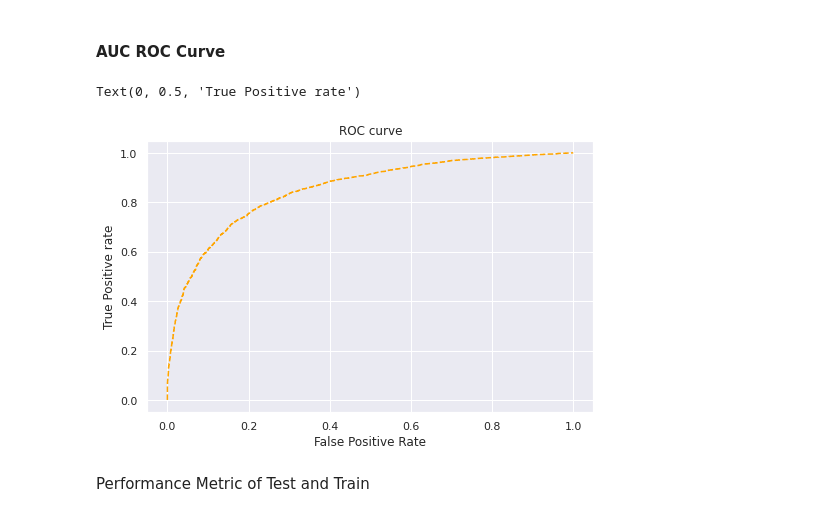
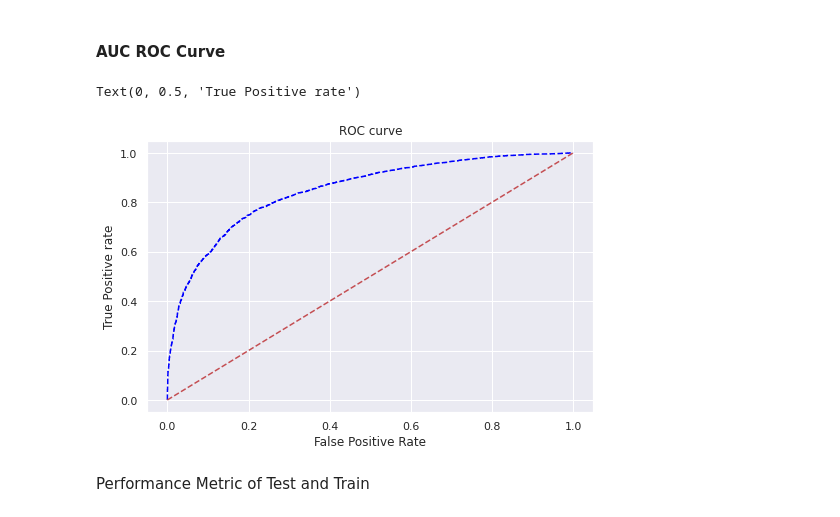
Before and after one commit to scharu07/Capstone-Project---Credit-Card-Default-Prediction-, a Jupyter notebook: Credit_Card_Default_Prediction_Capstone_Project.ipynb, the cells around one changed output. Cells and saved outputs as stored; diff of their text form; code cells hidden in the pictures.

```diff
--- a/Credit_Card_Default_Prediction_Capstone_Project.ipynb
+++ b/Credit_Card_Default_Prediction_Capstone_Project.ipynb
@@ -905,6 +931,3 @@ print(xgbClassifier.best_params_)
 print(xgbClassifier.best_score_)
 # %% [output]
 0.8200204615359405
-# %%
-xgbClassifier=XGBClassifier(n_estimators=500,max_depth=3,learning_rate=0.1)
-xgbClassifier.fit(x_train,y_train)
@@ -1064,4 +1105,0 @@ performance_metric_train
-# %%
-svc=SVC()
-svc.fit(x_train,y_train)
-svc_cv=cross_val_score(svc, x_train, y_train, cv=5)
@@ -1071,8 +1106,8 @@ y_pred_test_svc=svc.predict(x_test)
 # %% [markdown]
 ### SVC using GridSearchCV
 # %%
-svc_gs=SVC()
-param_grid={'C':[0.1,0.01,1,10],'gamma':[0.1,1,0.001],'kernel':['rbf']}
-svc_grid=GridSearchCV(svc_gs,param_grid=param_grid,verbose=1,cv=5)
+svc_gs=SVC(random_state=42,probability=True)
+param_grid={'C':[0.1,0.01,1],'gamma':[0.1,1,0.001],'kernel':['rbf']}
+svc_grid=GridSearchCV(svc_gs,param_grid=param_grid,verbose=1,cv=3)
 svc_grid.fit(x_train,y_train)
 # %% [output]
@@ -1092,3 +1126,0 @@ print(svc_grid.best_score_)
-# %%
-svc_grid=SVC(C=1,gamma=0.1,kernel='rbf',probability=True)
-svc_grid.fit(x_train,y_train)
@@ -1126,17 +1156,18 @@ plt.show()
 # %%
 Y_pred_prob = svc_grid.predict_proba(x_test)
 fpr1, tpr1, thresh1 = roc_curve(y_test, Y_pred_prob[:,1], pos_label=1)
 #ROC Curve Plot
 plt.figure(figsize=[8,5])
 sns.set_style(style='darkgrid')
-plt.plot(fpr1, tpr1, linestyle='--',color='orange', label='Decision Tree')
+plt.plot(fpr1, tpr1, linestyle='--',color='blue', label='Decision Tree')
+plt.plot([0,1],[0,1],'r--')
 # title
 plt.title('ROC curve')
 plt.xlabel('False Positive Rate')
 plt.ylabel('True Positive rate')
 # %% [output]
 Text(0, 0.5, 'True Positive rate')
-[figure, old version]
+[figure, new version]
 # %% [markdown]
 Performance Metric of Test and Train
 # %%
```
Also changed, not shown: parts of 68 cells of this notebook.
